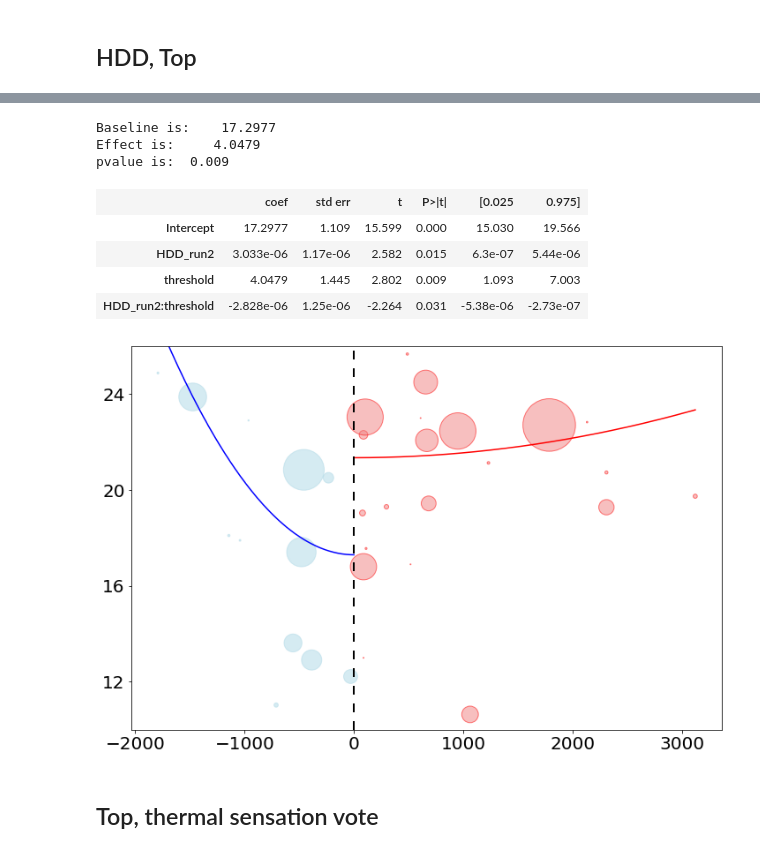
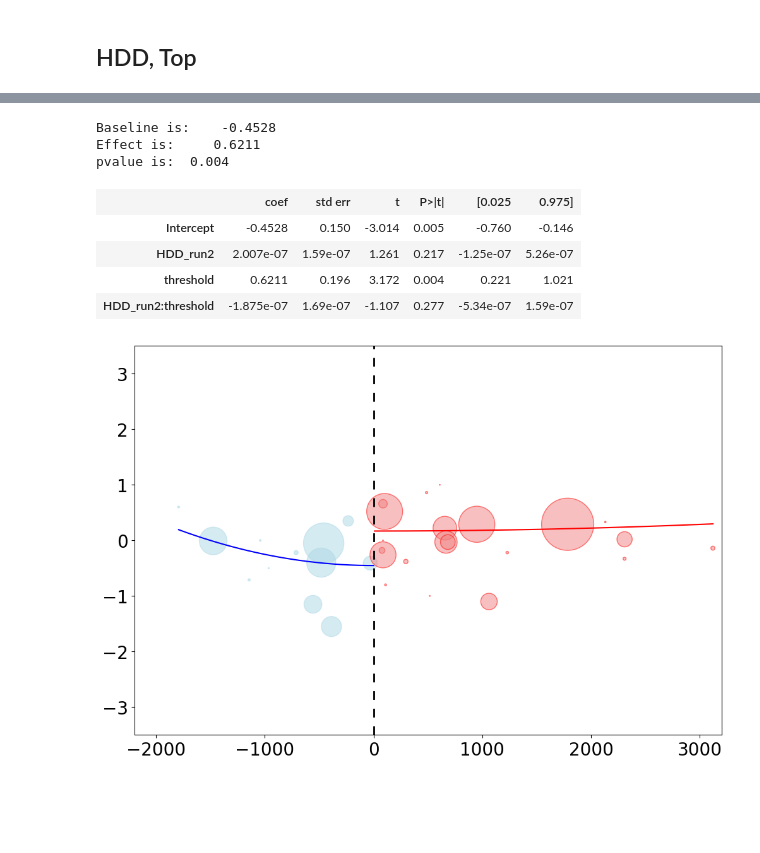
Before and after one commit to ruijis/paper-causal-doing, a Jupyter notebook: Data_regression_discontinuity.ipynb, the cells around one changed output, grey strips where cells are left out. Cells and saved outputs as stored; diff of their text form; code cells hidden in the pictures; blank space fills up the shorter version.

```diff
--- a/Data_regression_discontinuity.ipynb
+++ b/Data_regression_discontinuity.ipynb
@@ -336,6 +432,11 @@ df_rd_HDD
 | 32 | LiaoningBenxi | 22 | -0.14 | 19.74 | 19.74 | 41.09 | 0.00 | 0.96 | 1.04 | 41.29 | ... |
 # %%
-## linear model_HDD
-model_HDD = smf.wls("top ~ HDD_run*threshold", df_rd_HDD, weights=df_rd_HDD["records"]).fit()
+# Quadratic model_HDD
+df_rd_HDD['HDD_run2'] = df_rd_HDD['HDD_run'] ** 2
+# try polynomial
+model_HDD = smf.wls("top ~ HDD_run2*threshold", df_rd_HDD, weights=df_rd_HDD["records"]).fit()
+print("Baseline is:", model_HDD.summary().tables[1][1][1])
+print("Effect is:", model_HDD.summary().tables[1][3][1])
+print("pvalue is:", model_HDD.summary().tables[1][3][4])
 model_HDD.summary().tables[1]
 # %% [output]
@@ -347,34 +508,33 @@ model_HDD.summary().tables[1]
 # %%
-
 # Quadratic model_HDD
 df_rd_HDD['HDD_run2'] = df_rd_HDD['HDD_run'] ** 2
 # try polynomial
-model_HDD = smf.wls("top ~ HDD_run2*threshold", df_rd_HDD, weights=df_rd_HDD["records"]).fit()
+model_HDD = smf.wls("thermal_sensation ~ HDD_run2*threshold", df_rd_HDD, weights=df_rd_HDD["records"]).fit()
 print("Baseline is:", model_HDD.summary().tables[1][1][1])
 print("Effect is:", model_HDD.summary().tables[1][3][1])
 print("pvalue is:", model_HDD.summary().tables[1][3][4])
 model_HDD.summary().tables[1]
 # %% [output]
-Baseline is:    17.2977
-Effect is:     4.0479
-pvalue is:  0.009
+Baseline is:    -0.4528
+Effect is:     0.6211
+pvalue is:  0.004
 |  | coef | std err | t | P>|t| | [0.025 | 0.975] |
-| Intercept | 17.2977 | 1.109 | 15.599 | 0.000 | 15.030 | 19.566 |
-| HDD_run2 | 3.033e-06 | 1.17e-06 | 2.582 | 0.015 | 6.3e-07 | 5.44e-06 |
-| threshold | 4.0479 | 1.445 | 2.802 | 0.009 | 1.093 | 7.003 |
-| HDD_run2:threshold | -2.828e-06 | 1.25e-06 | -2.264 | 0.031 | -5.38e-06 | -2.73e-07 |
+| Intercept | -0.4528 | 0.150 | -3.014 | 0.005 | -0.760 | -0.146 |
+| HDD_run2 | 2.007e-07 | 1.59e-07 | 1.261 | 0.217 | -1.25e-07 | 5.26e-07 |
+| threshold | 0.6211 | 0.196 | 3.172 | 0.004 | 0.221 | 1.021 |
+| HDD_run2:threshold | -1.875e-07 | 1.69e-07 | -1.107 | 0.277 | -5.34e-07 | 1.59e-07 |
 # %%
 plt.figure(figsize=(12, 8))
 # Split the data into two parts
 df_below = df_rd_HDD[df_rd_HDD['HDD_run'] < 0]
 df_above = df_rd_HDD[df_rd_HDD['HDD_run'] >= 0]
 # Scatter plot for points below the threshold
-plt.scatter(df_below['HDD_run'], df_below['top'],
+plt.scatter(df_below['HDD_run'], df_below['thermal_sensation'],
             s=df_below['records'], facecolors='lightblue',
             alpha=0.5, label='No District Heating')
 
 # Scatter plot for points above the threshold
-plt.scatter(df_above['HDD_run'], df_above['top'],
+plt.scatter(df_above['HDD_run'], df_above['thermal_sensation'],
             s=df_above['records'], facecolors='lightcoral', edgecolors='red',
             alpha=0.5, label='District Heating')
 
@@ -385,38 +545,39 @@ HDD_run_grid = np.linspace(df_rd_HDD['HDD_run'].min(), df_rd_HDD['HDD_run'].max(
 threshold_grid = (HDD_run_grid >= 0).astype(int)
 
 # Create a DataFrame for the grid
 grid_df = pd.DataFrame({'HDD_run': HDD_run_grid, 'HDD_run2': HDD_run_grid**2, 'threshold': threshold_grid})
 
 # Predict based on the grid
 predictions = model_HDD.predict(grid_df)
 
 # Separate predictions for below and above the threshold
 grid_below = grid_df[grid_df['HDD_run'] < 0]
 grid_above = grid_df[grid_df['HDD_run'] >= 0]
 pred_below = predictions[grid_df['HDD_run'] < 0]
 pred_above = predictions[grid_df['HDD_run'] >= 0]
 
 # Plot the smooth quadratic predictions
 plt.plot(grid_below['HDD_run'], pred_below, color='blue', linewidth=1.5, label='Fitted (Domestic Heating)')
 plt.plot(grid_above['HDD_run'], pred_above, color='red', linewidth=1.5, label='Fitted (District Heating)')
 
 # Add vertical dashed line at the threshold
 plt.axvline(x=0, color='black', linestyle="--", linewidth=2, label='Huai River Threshold', dashes=(5, 5))
 
 # # plot city names on the graph
 # for i in range(len(df_rd_HDD)):
-#     plt.text(df_rd_HDD['HDD_run'][i], df_rd_HDD['top'][i], get_city_name(df_rd_HDD['city'][i]), fontsize=12)
-#     plt.text(df_rd_HDD['HDD_run'][i], df_rd_HDD['top'][i]-0.5, df_rd_HDD['p_dh'][i], fontsize=12)
+#     plt.text(df_rd_HDD['HDD_run'][i], df_rd_HDD['thermal_sensation'][i], get_city_name(df_rd_HDD['city'][i]), fontsize=12)
+#     plt.text(df_rd_HDD['HDD_run'][i], df_rd_HDD['thermal_sensation'][i]-0.5, df_rd_HDD['p_dh'][i], fontsize=12)
+
 
 # Adjust ticks and labels
 plt.xticks(fontsize=20)
-plt.yticks(np.arange(12, 28, 4), fontsize=20)
-plt.ylim(10, 26)
+plt.yticks(fontsize=20)
+plt.xlim(-2200, 3200)
+plt.ylim(-3.5, 3.5)
+
 
 # Save as SVG
-# plt.savefig('fig3a.svg', format='svg')
+plt.savefig('fig6b.svg', format='svg')
 plt.show()
 # %% [output]
-[figure, old version]
+[figure, new version]
-# %% [markdown]
-## Top, thermal sensation vote
```
Also changed, not shown: parts of 25 cells of this notebook, 8 other files.
